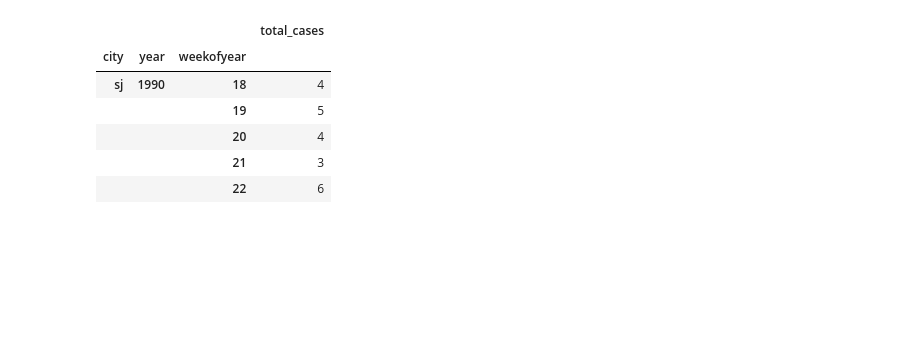
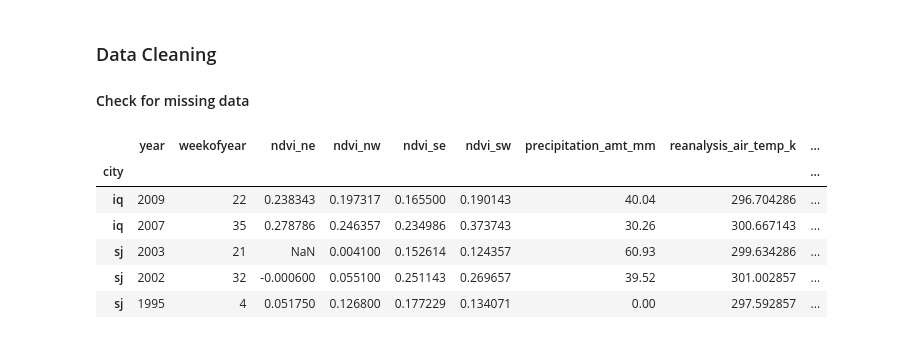
Before and after one commit to v1b3m/PredictingDengueFever, a Jupyter notebook: dengue_fever.ipynb, the cells around one changed output. Cells and saved outputs as stored; diff of their text form; code cells hidden in the pictures; blank space fills up the shorter version.

```diff
--- a/dengue_fever.ipynb
+++ b/dengue_fever.ipynb
@@ -10,6 +17,6 @@ testing_filepath = 'Data/dengue_features_test.csv'
 # %%
-train = pd.read_csv(training_filepath, index_col=['city', 'year', 'weekofyear'])
-cases = pd.read_csv(training_cases_filepath, index_col=['city', 'year', 'weekofyear'])
+train = pd.read_csv(training_filepath, index_col='city')
+cases = pd.read_csv(training_cases_filepath, index_col='city')
 test = pd.read_csv(testing_filepath)
 # %%
 train.head()
@@ -57,13 +63,25 @@ Index(['week_start_date', 'ndvi_ne', 'ndvi_nw', 'ndvi_se', 'ndvi_sw',
        'station_avg_temp_c', 'station_diur_temp_rng_c', 'station_max_temp_c',
        'station_min_temp_c', 'station_precip_mm'],
       dtype='object')
+# %%
+train = train.drop('week_start_date', axis=1)
+# %% [markdown]
+### Data Cleaning
+#### Check for missing data
+# %%
+y = cases.total_cases
+X = train
+# %%
+from sklearn.model_selection import train_test_split
+# Split data into training and testing data sets
+X_train, X_valid, y_train, y_valid = train_test_split(X, y, train_size=0.8, test_size=0.2, random_state=0)
 # %%
-cases.head()
+X_train.head()
 # %% [output]
-|  |  |  | total_cases |
-| city | year | weekofyear |  |
-| sj | 1990 | 18 | 4 |
-|  |  | 19 | 5 |
-|  |  | 20 | 4 |
-|  |  | 21 | 3 |
-|  |  | 22 | 6 |
+|  | year | weekofyear | ndvi_ne | ndvi_nw | ndvi_se | ndvi_sw | precipitation_amt_mm | reanalysis_air_temp_k | ... |
+| city |  |  |  |  |  |  |  |  | ... |
+| iq | 2009 | 22 | 0.238343 | 0.197317 | 0.165500 | 0.190143 | 40.04 | 296.704286 | ... |
+| iq | 2007 | 35 | 0.278786 | 0.246357 | 0.234986 | 0.373743 | 30.26 | 300.667143 | ... |
+| sj | 2003 | 21 | NaN | 0.004100 | 0.152614 | 0.124357 | 60.93 | 299.634286 | ... |
+| sj | 2002 | 32 | -0.000600 | 0.055100 | 0.251143 | 0.269657 | 39.52 | 301.002857 | ... |
+| sj | 1995 | 4 | 0.051750 | 0.126800 | 0.177229 | 0.134071 | 0.00 | 297.592857 | ... |
```
Also changed, not shown: parts of 48 cells of this notebook.
